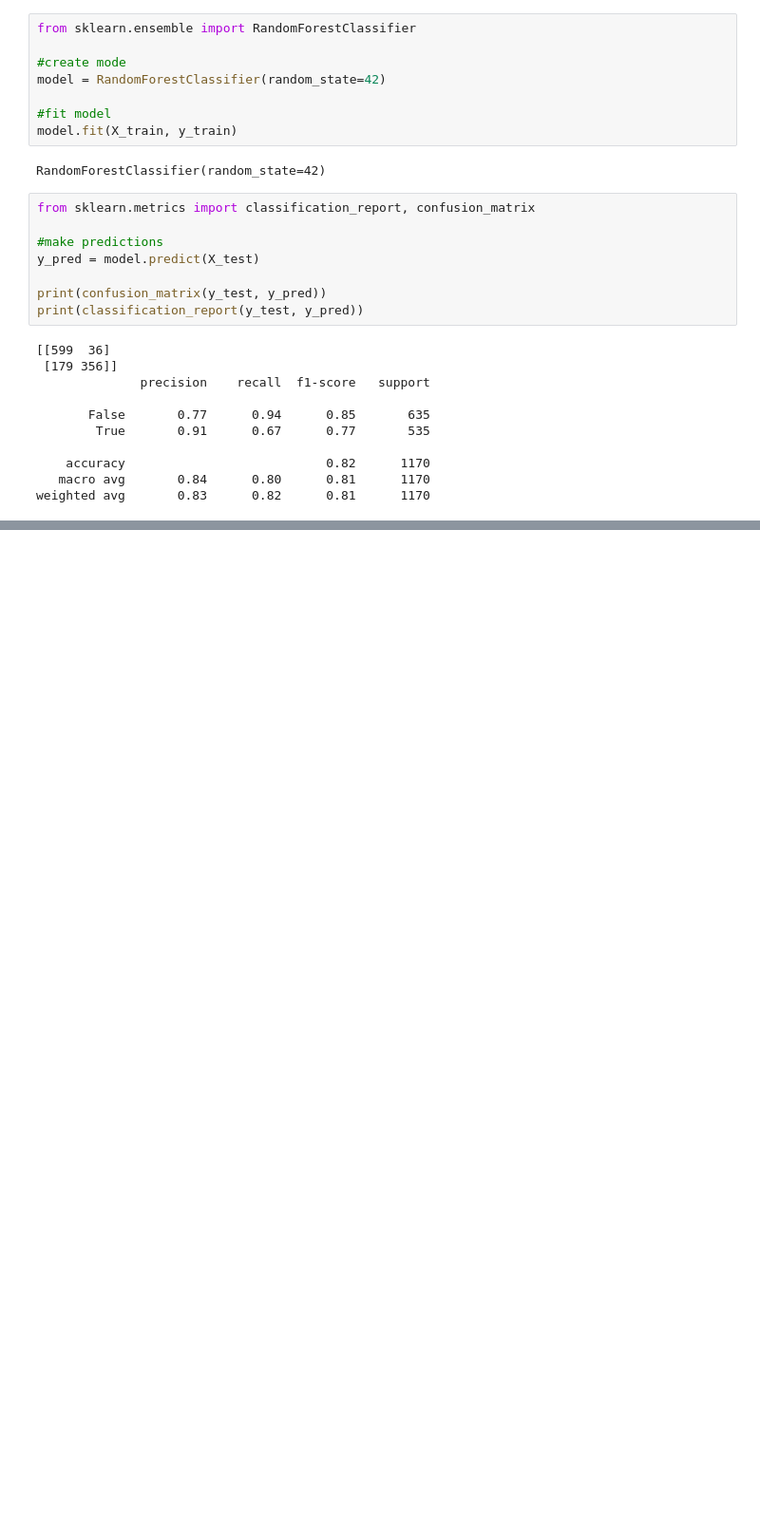
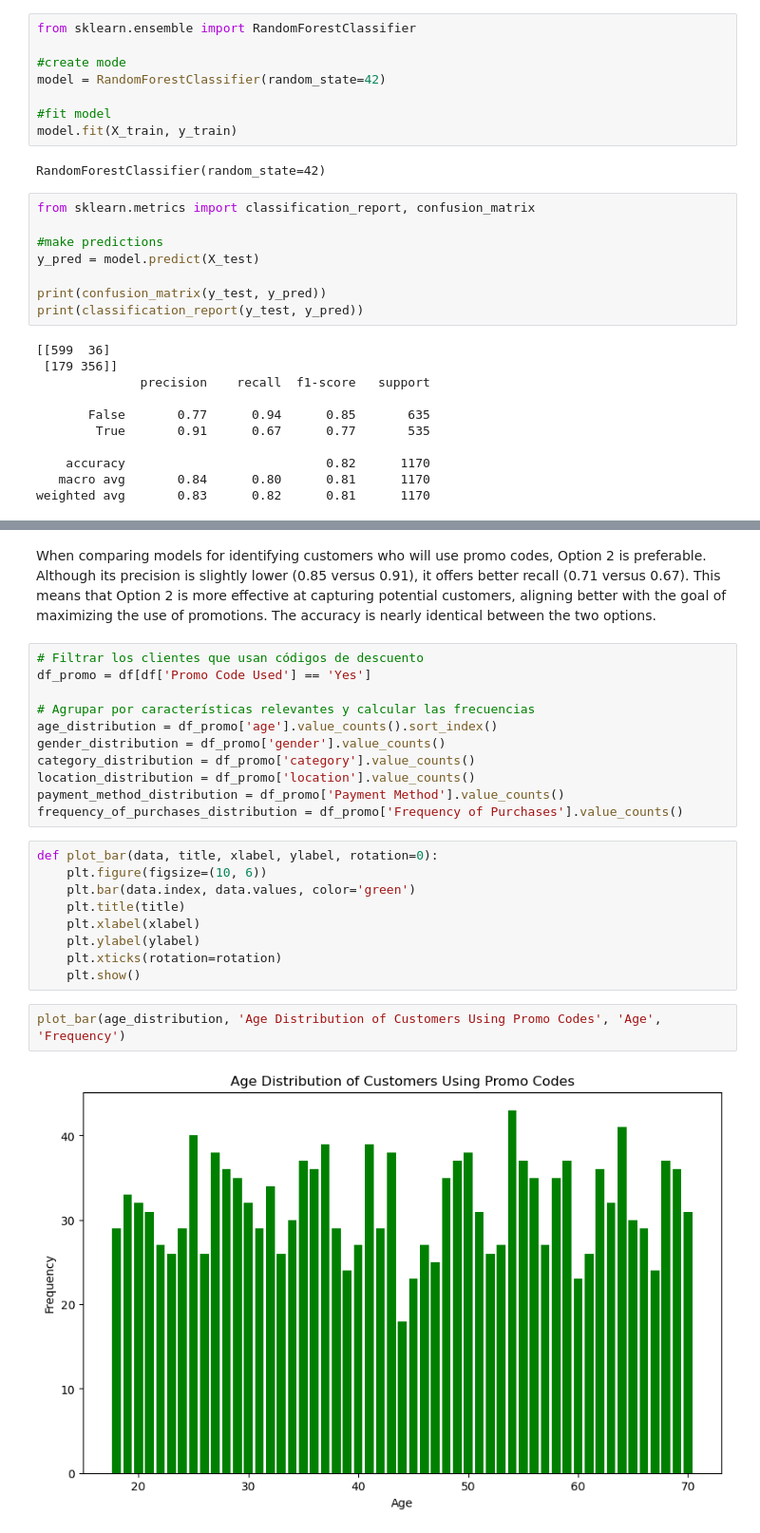
Before and after one commit to luisrodriguezror/project4, a Jupyter notebook: Promo Code.ipynb, the cells around one changed output, grey strips where cells are left out. Shown at 95% size. Drawn from its saved outputs; the diff is of its cells as text; blank space fills up the shorter version.

Commit message:
:sparks: plotss

```diff
--- a/Promo Code.ipynb
+++ b/Promo Code.ipynb
@@ -160,0 +232,26 @@ weighted avg       0.83      0.82      0.81      1170
+# %% [markdown]
+When comparing models for identifying customers who will use promo codes, Option 2 is preferable. Although its precision is slightly lower (0.85 versus 0.91), it offers better recall (0.71 versus 0.67). This means that Option 2 is more effective at capturing potential customers, aligning better with the goal of maximizing the use of promotions. The accuracy is nearly identical between the two options.
+# %%
+# Filtrar los clientes que usan códigos de descuento
+df_promo = df[df['Promo Code Used'] == 'Yes']
+
+# Agrupar por características relevantes y calcular las frecuencias
+age_distribution = df_promo['age'].value_counts().sort_index()
+gender_distribution = df_promo['gender'].value_counts()
+category_distribution = df_promo['category'].value_counts()
+location_distribution = df_promo['location'].value_counts()
+payment_method_distribution = df_promo['Payment Method'].value_counts()
+frequency_of_purchases_distribution = df_promo['Frequency of Purchases'].value_counts()
+# %%
+def plot_bar(data, title, xlabel, ylabel, rotation=0):
+    plt.figure(figsize=(10, 6))
+    plt.bar(data.index, data.values, color='green')
+    plt.title(title)
+    plt.xlabel(xlabel)
+    plt.ylabel(ylabel)
+    plt.xticks(rotation=rotation)
+    plt.show()
+# %%
+plot_bar(age_distribution, 'Age Distribution of Customers Using Promo Codes', 'Age', 'Frequency')
+# %% [output]
+[figure, added]
```
Also changed, not shown: parts of 11 cells of this notebook, 1 other file.
